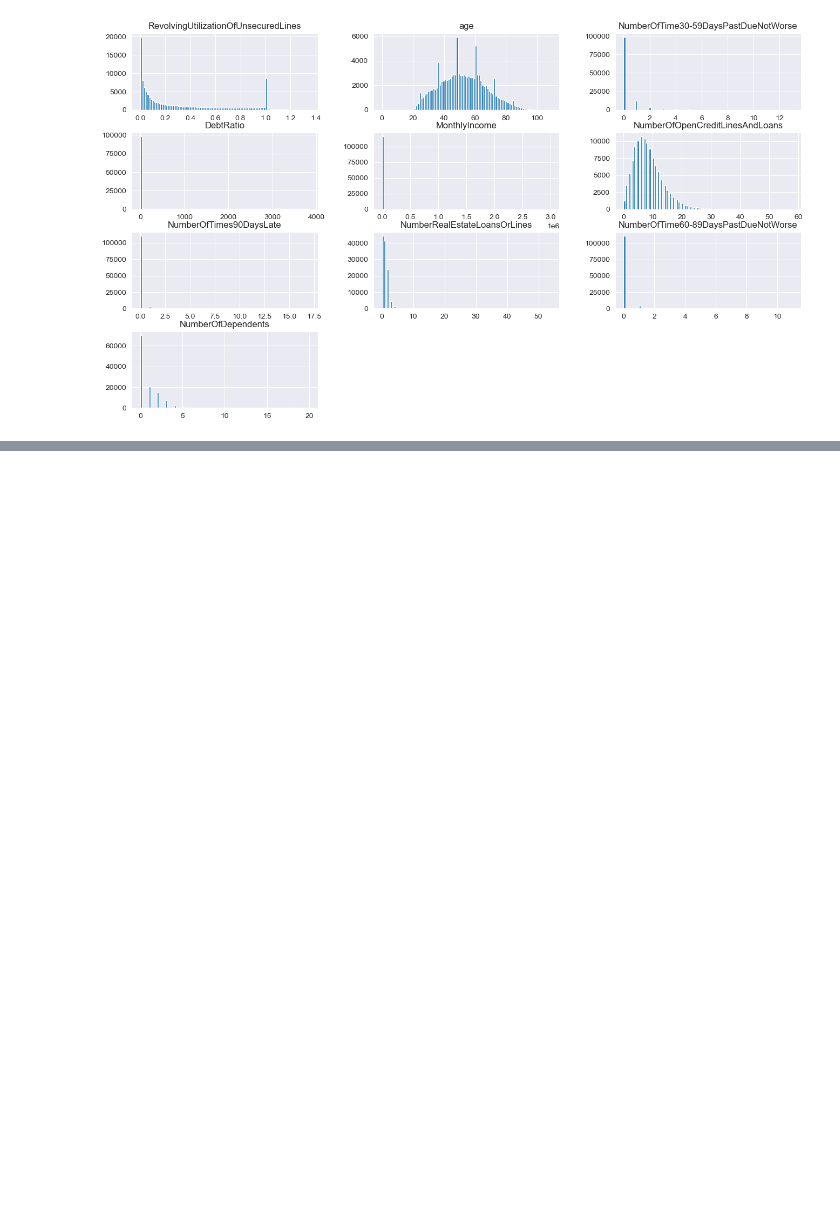
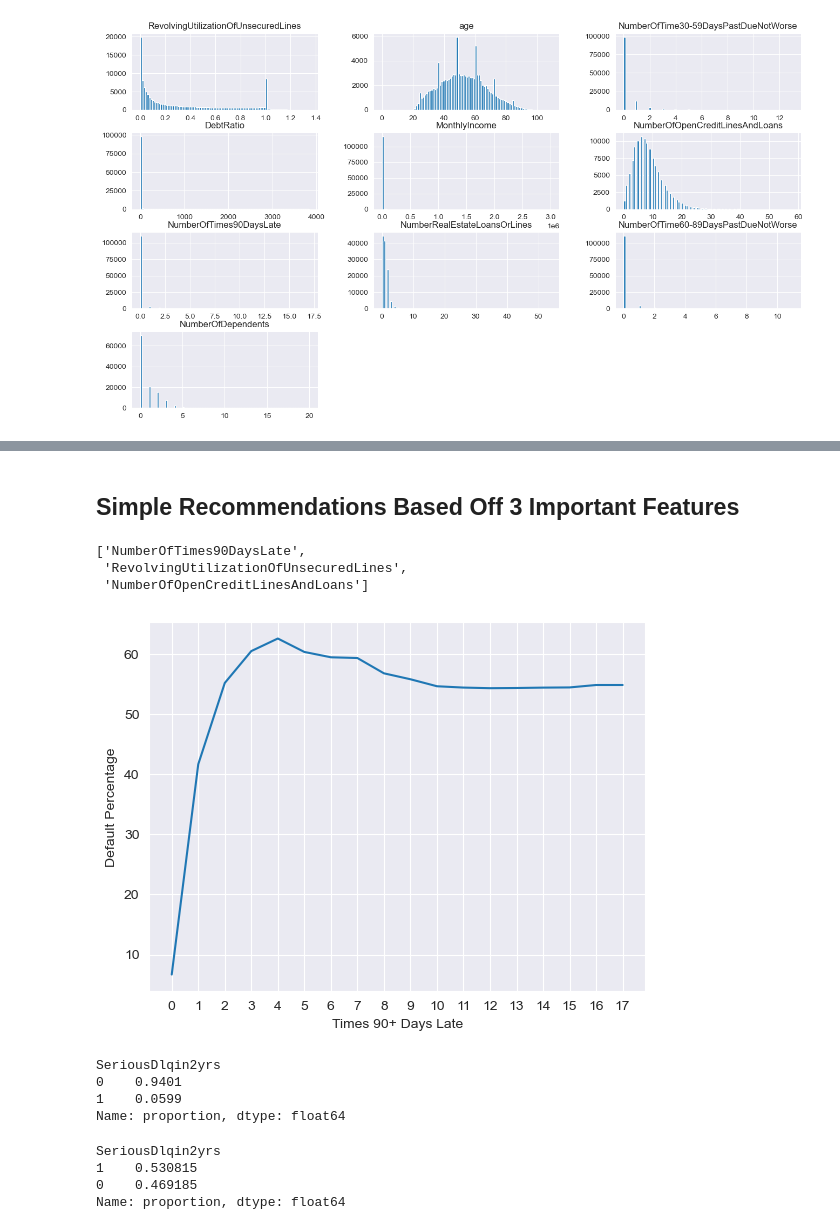
Before and after one commit to scottokamura/risk_exercise_for_candidates, a Jupyter notebook: code/model.ipynb, the cells around one changed output, grey strips where cells are left out. Cells and saved outputs as stored; diff of their text form; code cells hidden in the pictures; blank space fills up the shorter version.

```diff
--- a/code/model.ipynb
+++ b/code/model.ipynb
@@ -384,0 +501,39 @@ all_models
+# %% [markdown]
+## Simple Recommendations Based Off 3 Important Features
+# %%
+perm_feats
+# %% [output]
+['NumberOfTimes90DaysLate',
+ 'RevolvingUtilizationOfUnsecuredLines',
+ 'NumberOfOpenCreditLinesAndLoans']
+# %%
+times = []
+def_pcts = []
+for i in range(0, 18):
+    def_pct = train.loc[train['NumberOfTimes90DaysLate']>= i, 'SeriousDlqin2yrs'].value_counts(normalize=True)[1]
+    times.append(i)
+    def_pcts.append(def_pct*100)
+
+fig, ax = plt.subplots()
+ax.plot(times, def_pcts)
+ax.set(xlabel='Times 90+ Days Late', ylabel='Default Percentage')
+plt.xticks(times)
+plt.savefig('../images/90daysLate_vs_defaultPct.png', format='png')
+plt.show()
+# %% [output]
+[figure, added]
+# %%
+train.loc[train['RevolvingUtilizationOfUnsecuredLines']<1, 'SeriousDlqin2yrs'].value_counts(normalize=True)
+# %% [output]
+SeriousDlqin2yrs
+0    0.9401
+1    0.0599
+Name: proportion, dtype: float64
+# %%
+mask = (train['RevolvingUtilizationOfUnsecuredLines']>1) & (train['NumberOfTimes90DaysLate']==1)
+train.loc[mask, 'SeriousDlqin2yrs'].value_counts(normalize=True)
+# %% [output]
+SeriousDlqin2yrs
+1    0.530815
+0    0.469185
+Name: proportion, dtype: float64
```
Also changed, not shown: parts of 21 cells of this notebook, 4 other files.
